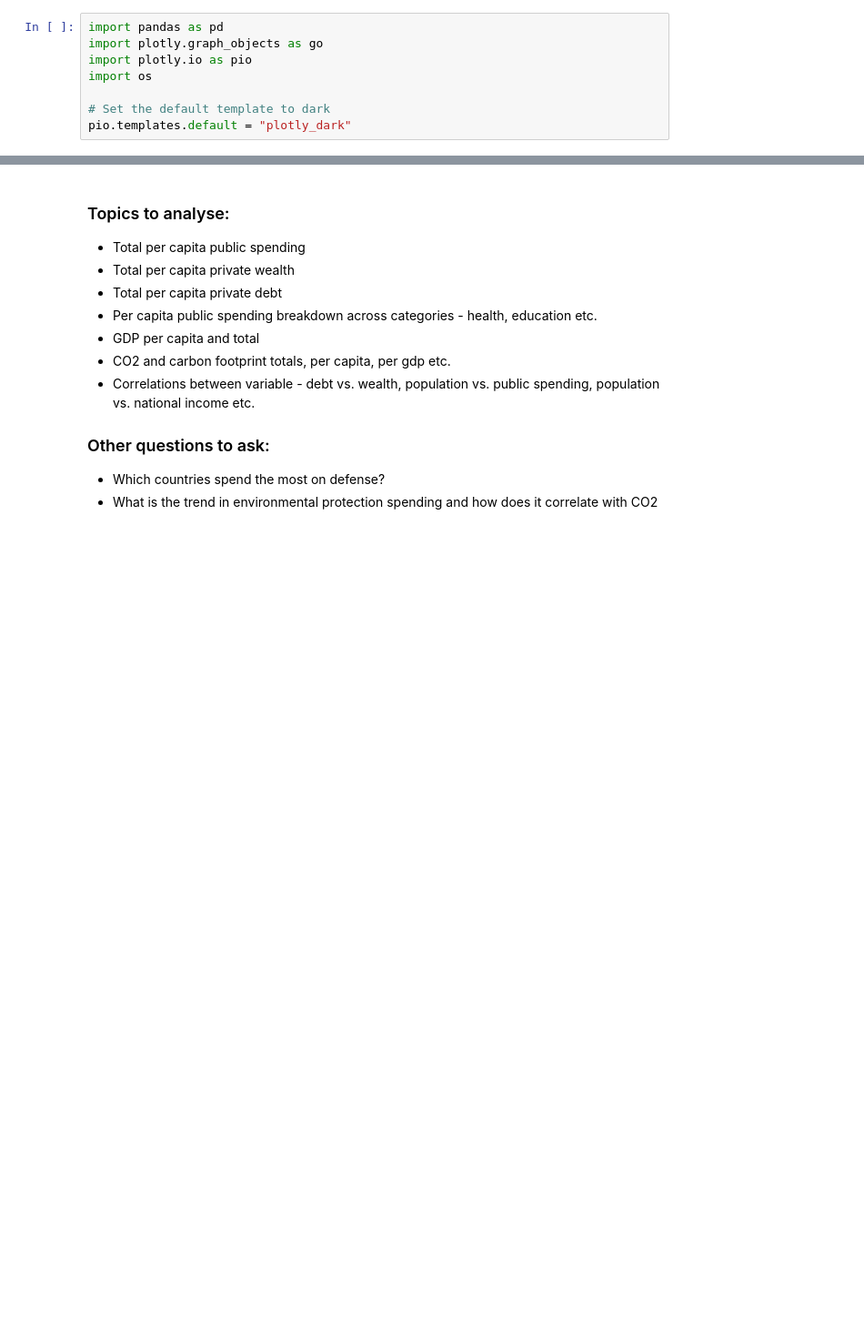
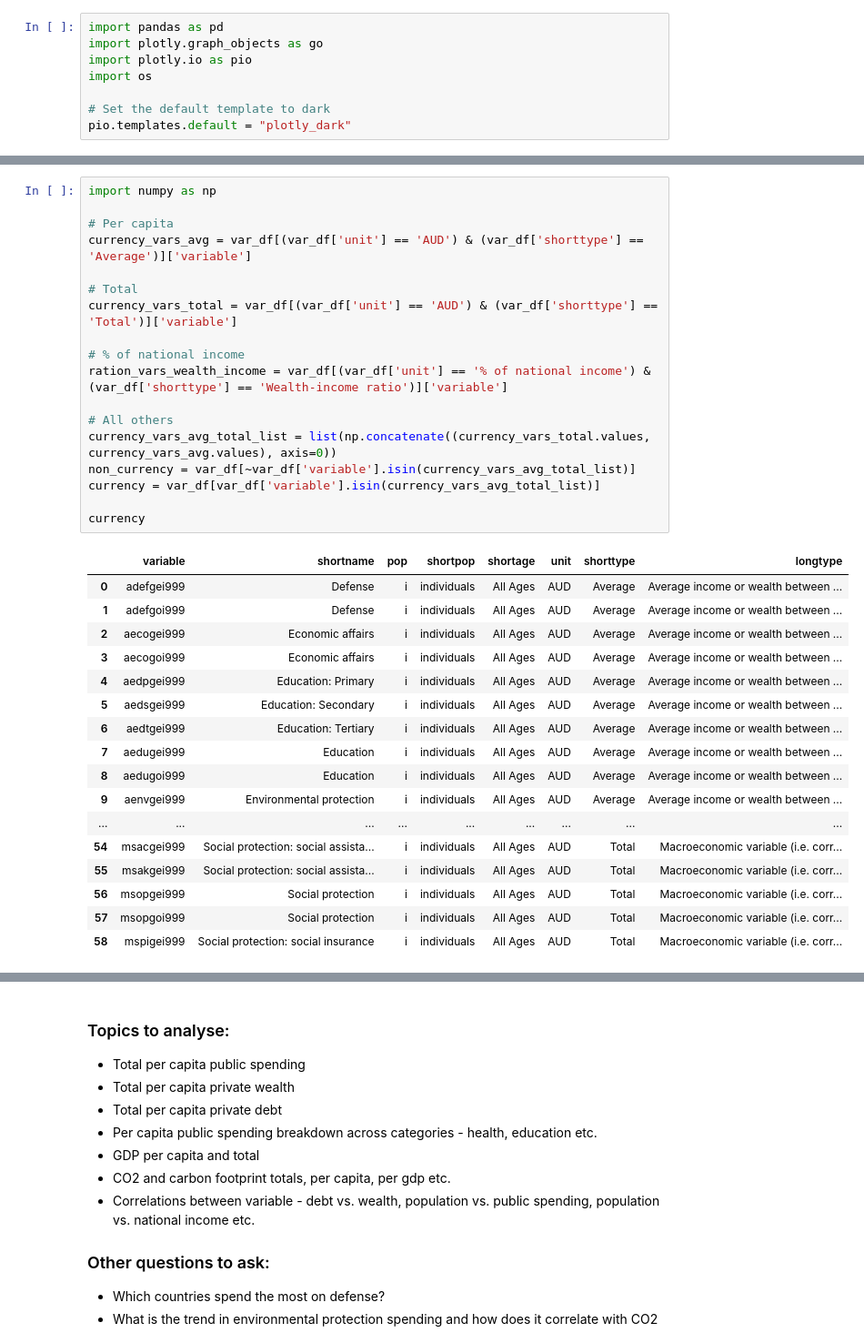
Before and after one commit to aldillon88/world-inequality-analysis, a Jupyter notebook: notebooks/main-eda.ipynb, the cells around one changed output, grey strips where cells are left out. Shown at 91% size. Cells and saved outputs as stored; diff of their text form; blank space fills up the shorter version.

```diff
--- a/notebooks/main-eda.ipynb
+++ b/notebooks/main-eda.ipynb
@@ -31,0 +32,36 @@ var_df
+# %%
+import numpy as np
+
+# Per capita
+currency_vars_avg = var_df[(var_df['unit'] == 'AUD') & (var_df['shorttype'] == 'Average')]['variable']
+
+# Total
+currency_vars_total = var_df[(var_df['unit'] == 'AUD') & (var_df['shorttype'] == 'Total')]['variable']
+
+# % of national income
+ration_vars_wealth_income = var_df[(var_df['unit'] == '% of national income') & (var_df['shorttype'] == 'Wealth-income ratio')]['variable']
+
+# All others
+currency_vars_avg_total_list = list(np.concatenate((currency_vars_total.values, currency_vars_avg.values), axis=0))
+non_currency = var_df[~var_df['variable'].isin(currency_vars_avg_total_list)]
+currency = var_df[var_df['variable'].isin(currency_vars_avg_total_list)]
+
+currency
+# %% [output]
+|  | variable | shortname | pop | shortpop | shortage | unit | shorttype | longtype |
+| 0 | adefgei999 | Defense | i | individuals | All Ages | AUD | Average | Average income or wealth between ... |
+| 1 | adefgoi999 | Defense | i | individuals | All Ages | AUD | Average | Average income or wealth between ... |
+| 2 | aecogei999 | Economic affairs | i | individuals | All Ages | AUD | Average | Average income or wealth between ... |
+| 3 | aecogoi999 | Economic affairs | i | individuals | All Ages | AUD | Average | Average income or wealth between ... |
+| 4 | aedpgei999 | Education: Primary | i | individuals | All Ages | AUD | Average | Average income or wealth between ... |
+| 5 | aedsgei999 | Education: Secondary | i | individuals | All Ages | AUD | Average | Average income or wealth between ... |
+| 6 | aedtgei999 | Education: Tertiary | i | individuals | All Ages | AUD | Average | Average income or wealth between ... |
+| 7 | aedugei999 | Education | i | individuals | All Ages | AUD | Average | Average income or wealth between ... |
+| 8 | aedugoi999 | Education | i | individuals | All Ages | AUD | Average | Average income or wealth between ... |
+| 9 | aenvgei999 | Environmental protection | i | individuals | All Ages | AUD | Average | Average income or wealth between ... |
+| ... | ... | ... | ... | ... | ... | ... | ... | ... |
+| 54 | msacgei999 | Social protection: social assista... | i | individuals | All Ages | AUD | Total | Macroeconomic variable (i.e. corr... |
+| 55 | msakgei999 | Social protection: social assista... | i | individuals | All Ages | AUD | Total | Macroeconomic variable (i.e. corr... |
+| 56 | msopgei999 | Social protection | i | individuals | All Ages | AUD | Total | Macroeconomic variable (i.e. corr... |
+| 57 | msopgoi999 | Social protection | i | individuals | All Ages | AUD | Total | Macroeconomic variable (i.e. corr... |
+| 58 | mspigei999 | Social protection: social insurance | i | individuals | All Ages | AUD | Total | Macroeconomic variable (i.e. corr... |
```
Also changed, not shown: parts of 6 cells of this notebook, 2 other files.
